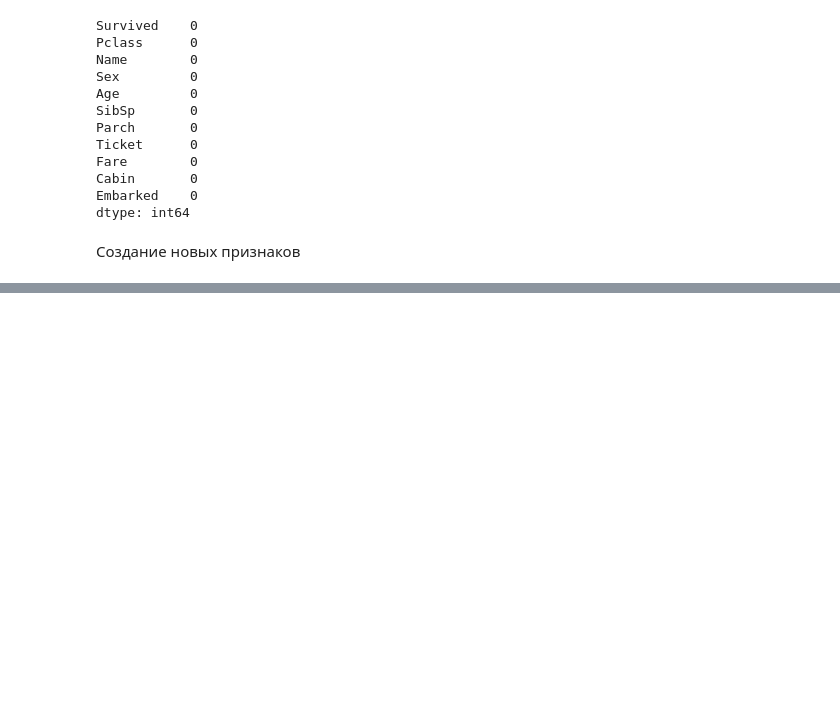
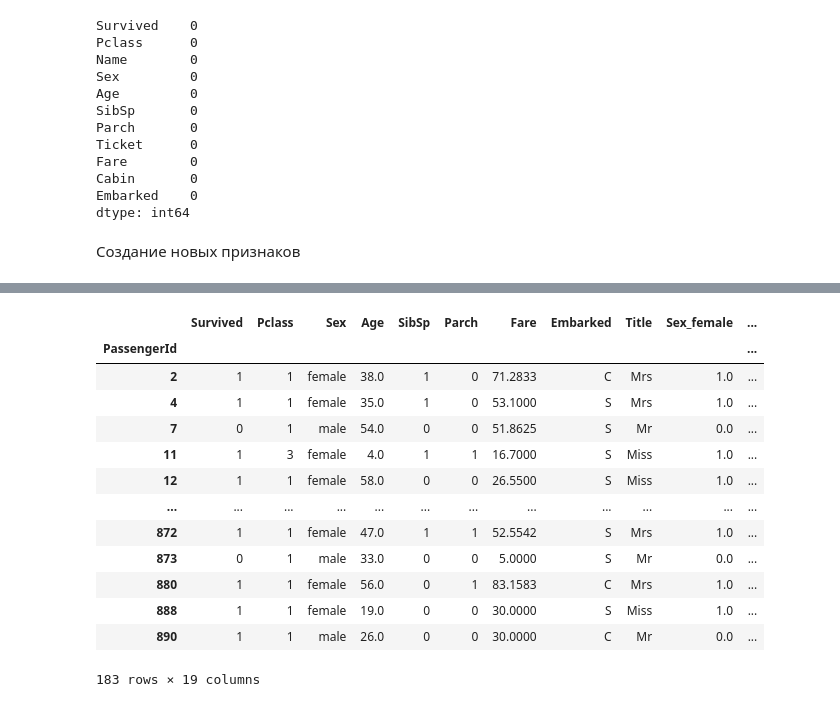
Before and after one commit to gentlemk/Learn_course_Deep_Learning_School, a Jupyter notebook: week_01/seminars/my_summary.ipynb, the cells around one changed output, grey strips where cells are left out. Drawn from its saved outputs; the diff is of its cells as text; code cells hidden in the pictures; blank space fills up the shorter version.

```diff
--- a/week_01/seminars/my_summary.ipynb
+++ b/week_01/seminars/my_summary.ipynb
@@ -642,0 +749,7 @@ dtype: int64
+# %%
+# Заведем список категориальных
+categ_col = ['Pclass', 'Sex', 'SibSp', 'Parch', 'Embarked', 'Title']
+# %%
+categorical_features = df[categ_col]
+
+categorical_features.columns
@@ -642,0 +777,2 @@ dtype: int64
+# %%
+unprocessed_cat_features = categorical_features.select_dtypes(include=[object]).columns.tolist()
@@ -642,0 +867,8 @@ dtype: int64
+# %%
+from sklearn.preprocessing import OneHotEncoder
+
+encoder = OneHotEncoder()
+
+one_hot_encoded = encoder.fit_transform(df[unprocessed_cat_features]).toarray()
+one_hot_df = pd.DataFrame(one_hot_encoded, columns=encoder.get_feature_names_out(unprocessed_cat_features), index=df.index)
+one_hot_df
@@ -642,0 +890,18 @@ dtype: int64
+# %%
+df_one_hot = pd.concat([df, one_hot_df], axis=1)
+df_one_hot
+# %% [output]
+|  | Survived | Pclass | Sex | Age | SibSp | Parch | Fare | Embarked | Title | Sex_female | ... |
+| PassengerId |  |  |  |  |  |  |  |  |  |  | ... |
+| 2 | 1 | 1 | female | 38.0 | 1 | 0 | 71.2833 | C | Mrs | 1.0 | ... |
+| 4 | 1 | 1 | female | 35.0 | 1 | 0 | 53.1000 | S | Mrs | 1.0 | ... |
+| 7 | 0 | 1 | male | 54.0 | 0 | 0 | 51.8625 | S | Mr | 0.0 | ... |
+| 11 | 1 | 3 | female | 4.0 | 1 | 1 | 16.7000 | S | Miss | 1.0 | ... |
+| 12 | 1 | 1 | female | 58.0 | 0 | 0 | 26.5500 | S | Miss | 1.0 | ... |
+| ... | ... | ... | ... | ... | ... | ... | ... | ... | ... | ... | ... |
+| 872 | 1 | 1 | female | 47.0 | 1 | 1 | 52.5542 | S | Mrs | 1.0 | ... |
+| 873 | 0 | 1 | male | 33.0 | 0 | 0 | 5.0000 | S | Mr | 0.0 | ... |
+| 880 | 1 | 1 | female | 56.0 | 0 | 1 | 83.1583 | C | Mrs | 1.0 | ... |
+| 888 | 1 | 1 | female | 19.0 | 0 | 0 | 30.0000 | S | Miss | 1.0 | ... |
+| 890 | 1 | 1 | male | 26.0 | 0 | 0 | 30.0000 | C | Mr | 0.0 | ... |
+183 rows × 19 columns
```
Also changed, not shown: parts of 35 cells of this notebook.
